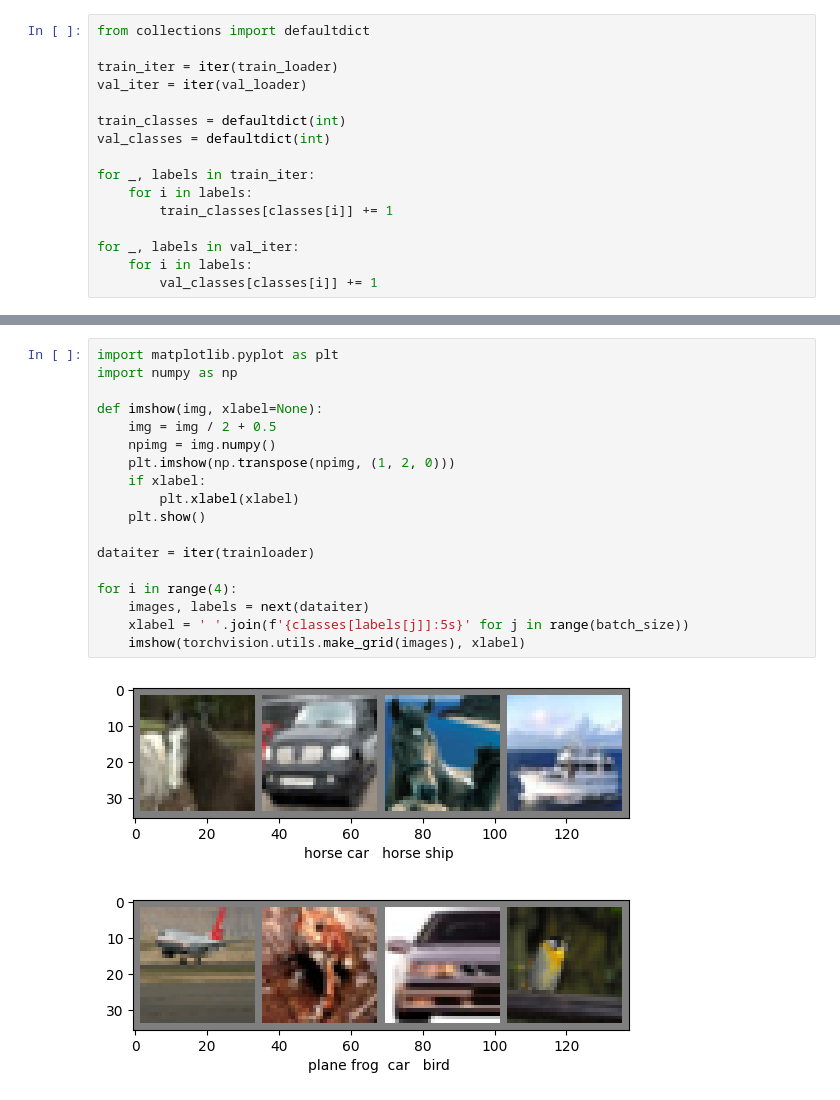
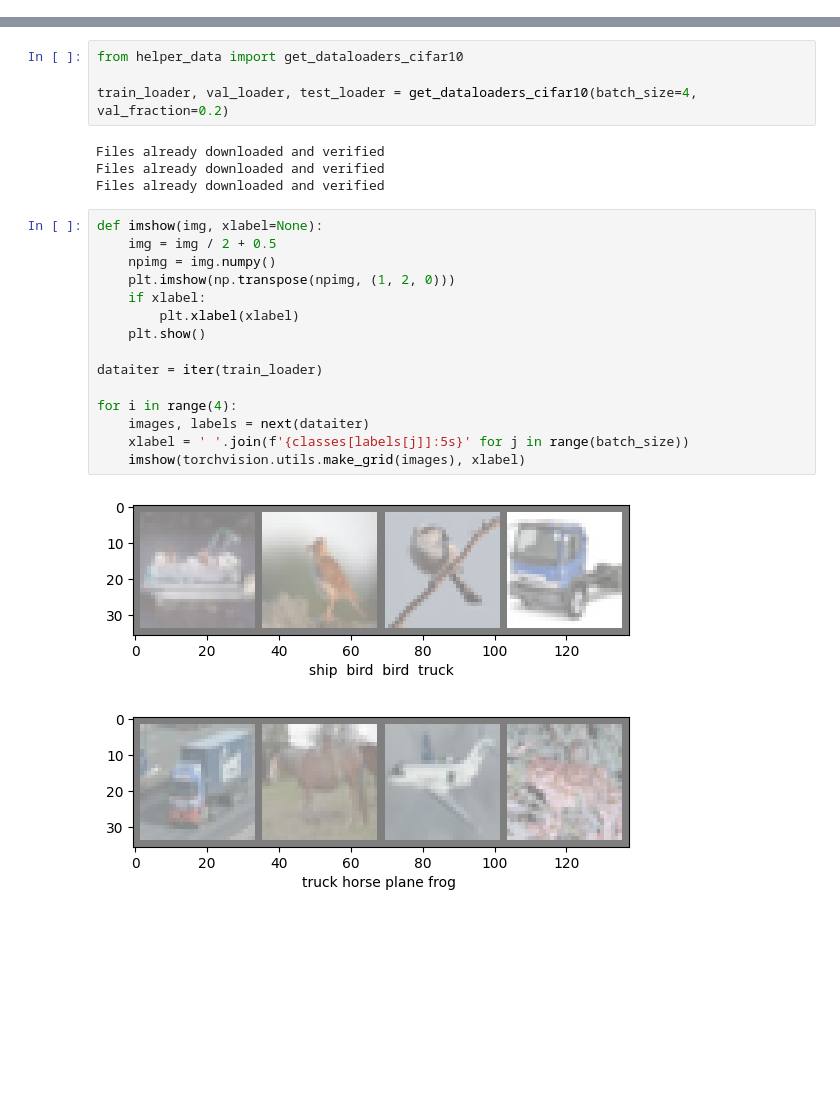
Before and after one commit to onthebox/cifar10_classification, a Jupyter notebook: Notebook.ipynb, the cells around one changed output, grey strips where cells are left out. Drawn from its saved outputs; the diff is of its cells as text; blank space fills up the shorter version.

```diff
--- a/Notebook.ipynb
+++ b/Notebook.ipynb
@@ -50,16 +15,0 @@ Files already downloaded and verified
-# %%
-from collections import defaultdict
-
-train_iter = iter(train_loader)
-val_iter = iter(val_loader)
-
-train_classes = defaultdict(int)
-val_classes = defaultdict(int)
-
-for _, labels in train_iter:
-    for i in labels:
-        train_classes[classes[i]] += 1
-
-for _, labels in val_iter:
-    for i in labels:
-        val_classes[classes[i]] += 1
@@ -77,21 +16,26 @@ plt.show()
+# %%
+from helper_data import get_dataloaders_cifar10
+
+train_loader, val_loader, test_loader = get_dataloaders_cifar10(batch_size=4, val_fraction=0.2)
+# %% [output]
+Files already downloaded and verified
+Files already downloaded and verified
+Files already downloaded and verified
 # %%
-import matplotlib.pyplot as plt
-import numpy as np
-
 def imshow(img, xlabel=None):
     img = img / 2 + 0.5
     npimg = img.numpy()
     plt.imshow(np.transpose(npimg, (1, 2, 0)))
     if xlabel:
         plt.xlabel(xlabel)
     plt.show()
 
-dataiter = iter(trainloader)
+dataiter = iter(train_loader)
 
 for i in range(4):
     images, labels = next(dataiter)
     xlabel = ' '.join(f'{classes[labels[j]]:5s}' for j in range(batch_size))
     imshow(torchvision.utils.make_grid(images), xlabel)
 # %% [output]
-[figure, old version]
+[figure, new version]
-[figure, old version]
+[figure, new version]
```
Also changed, not shown: parts of 18 cells of this notebook, 2 other files.
